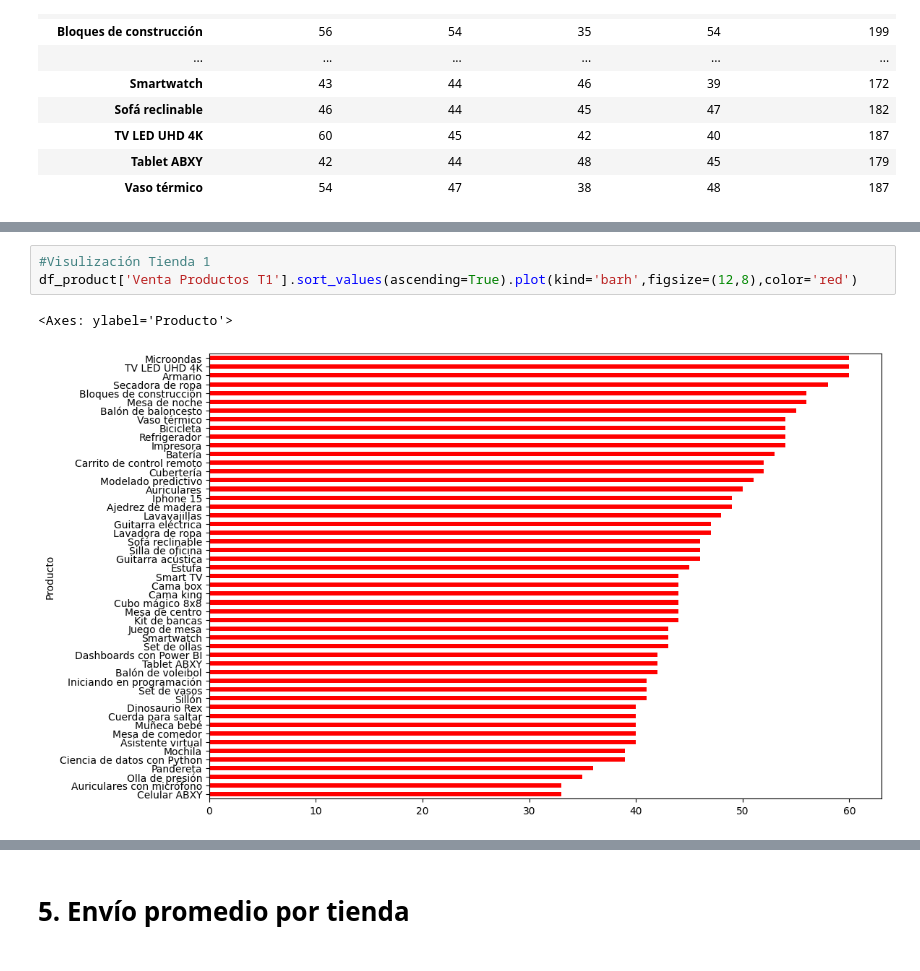
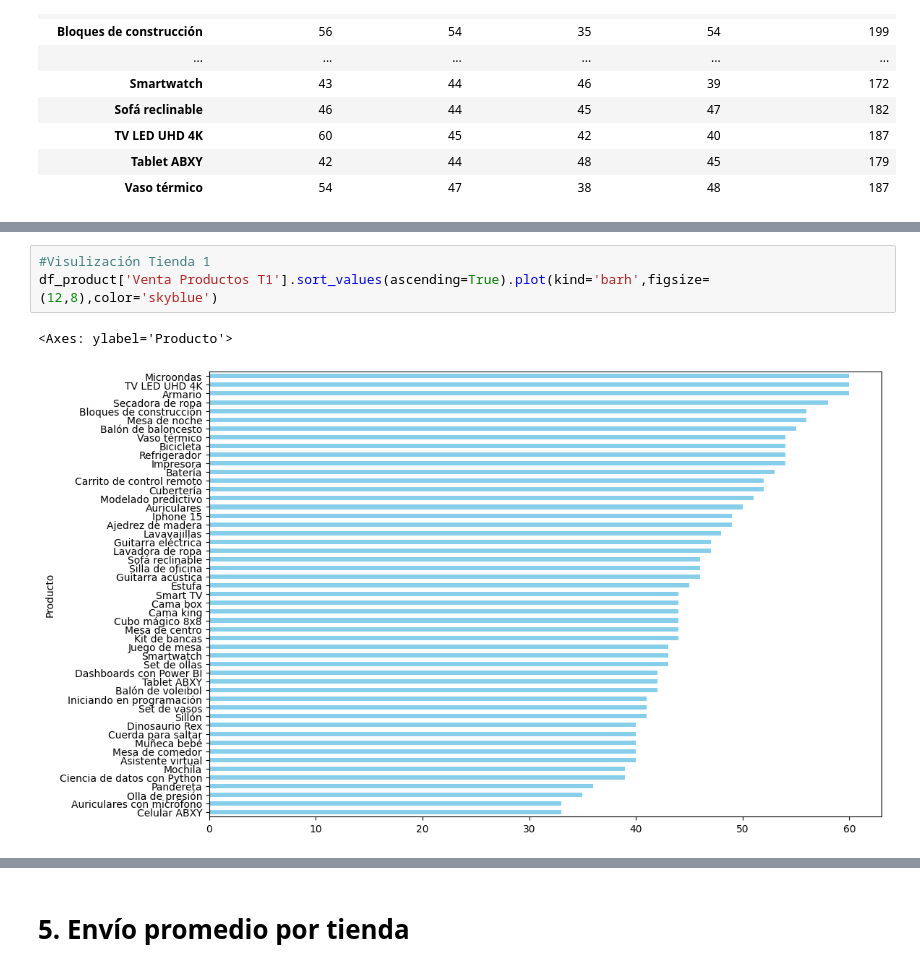
Before and after one commit to CarloR04/Challenge-Alura-Store, a Jupyter notebook: AluraStoreLatam.ipynb, the cells around one changed output, grey strips where cells are left out. Saved outputs shown, nothing was run; the diff lists cells and outputs as text.

```diff
--- a/AluraStoreLatam.ipynb
+++ b/AluraStoreLatam.ipynb
@@ -319,9 +346,9 @@ df_product.sort_values(by='Ventas Totales x Producto', ascending=False)
 | Celular ABXY | 33 | 41 | 44 | 39 | 157 |
 # %%
 #Visulización Tienda 1
-df_product['Venta Productos T1'].sort_values(ascending=True).plot(kind='barh',figsize=(12,8),color='red')
+df_product['Venta Productos T1'].sort_values(ascending=True).plot(kind='barh',figsize=(12,8),color='skyblue')
 # %% [output]
 <Axes: ylabel='Producto'>
-[figure, old version]
+[figure, new version]
 # %%
 #Visulización Tienda 2
```
Also changed, not shown: parts of 50 cells of this notebook.
